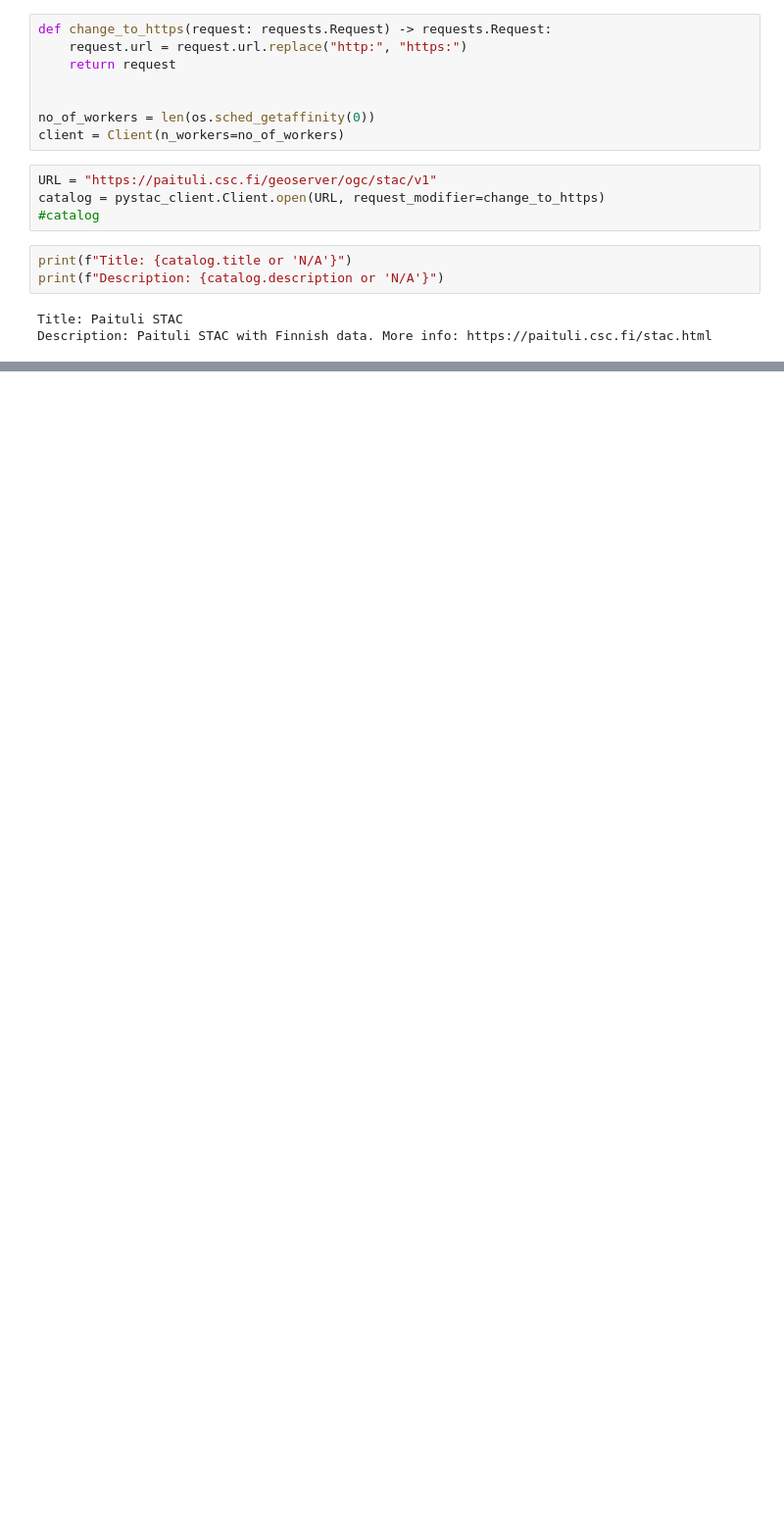
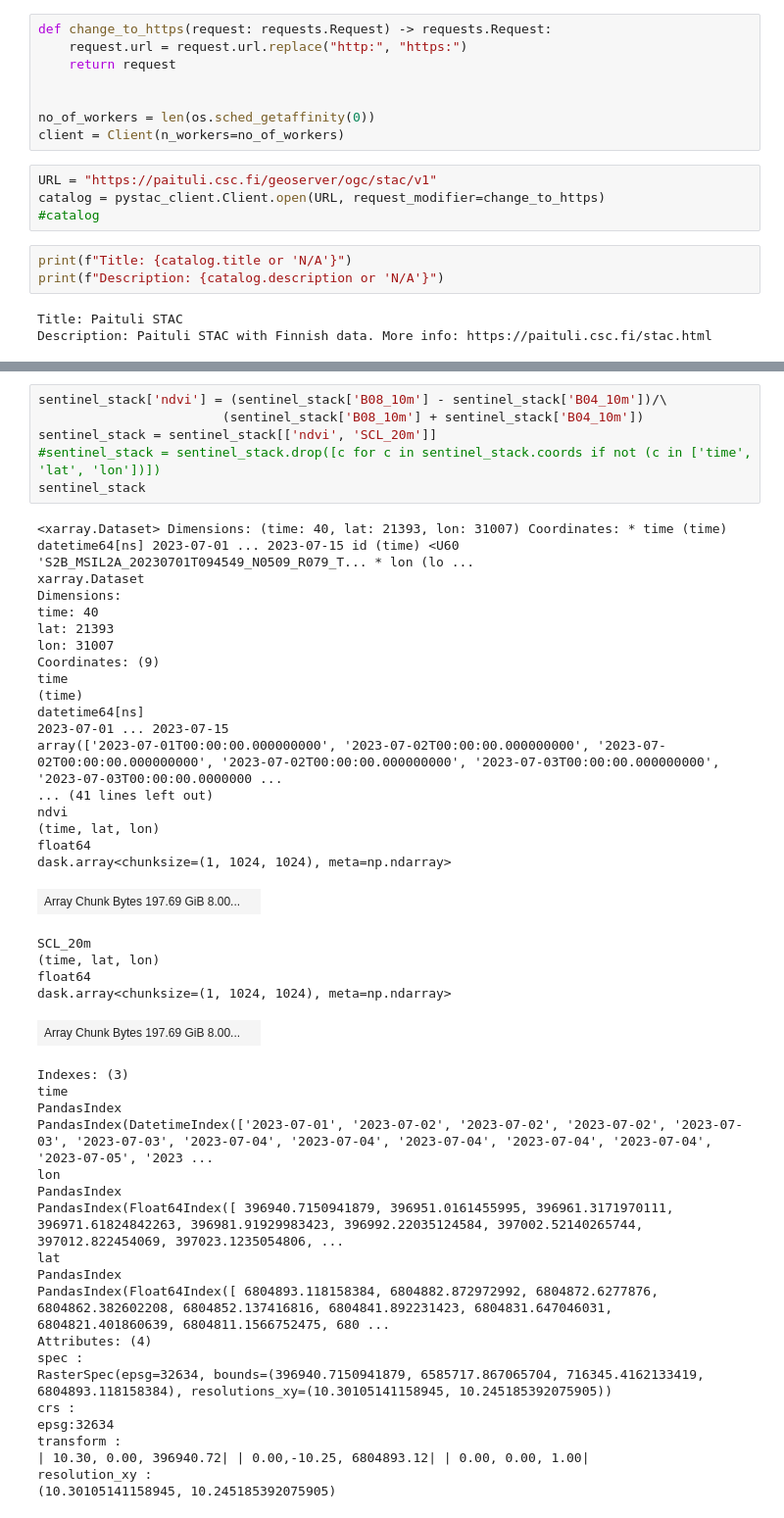
Before and after one commit to myliheik/agriNDVI, a Jupyter notebook: notebooks/testing-NDVI-STAC.ipynb, the cells around one changed output, grey strips where cells are left out. Shown at 98% size. Drawn from its saved outputs; the diff is of its cells as text; blank space fills up the shorter version.

```diff
--- a/notebooks/testing-NDVI-STAC.ipynb
+++ b/notebooks/testing-NDVI-STAC.ipynb
@@ -71,0 +203,49 @@ Wall time: 356 ms
+# %%
+sentinel_stack['ndvi'] = (sentinel_stack['B08_10m'] - sentinel_stack['B04_10m'])/\
+                        (sentinel_stack['B08_10m'] + sentinel_stack['B04_10m'])
+sentinel_stack = sentinel_stack[['ndvi', 'SCL_20m']]
+#sentinel_stack = sentinel_stack.drop([c for c in sentinel_stack.coords if not (c in ['time', 'lat', 'lon'])])
+sentinel_stack
+# %% [output]
+<xarray.Dataset> Dimensions: (time: 40, lat: 21393, lon: 31007) Coordinates: * time (time) datetime64[ns] 2023-07-01 ... 2023-07-15 id (time) <U60 'S2B_MSIL2A_20230701T094549_N0509_R079_T... * lon (lo ...
+xarray.Dataset
+Dimensions:
+time: 40
+lat: 21393
+lon: 31007
+Coordinates: (9)
+time
+(time)
+datetime64[ns]
+2023-07-01 ... 2023-07-15
+array(['2023-07-01T00:00:00.000000000', '2023-07-02T00:00:00.000000000', '2023-07-02T00:00:00.000000000', '2023-07-02T00:00:00.000000000', '2023-07-03T00:00:00.000000000', '2023-07-03T00:00:00.0000000 ...
+... (41 lines left out)
+ndvi
+(time, lat, lon)
+float64
+dask.array<chunksize=(1, 1024, 1024), meta=np.ndarray>
+| Array Chunk Bytes 197.69 GiB 8.00... |  |
+SCL_20m
+(time, lat, lon)
+float64
+dask.array<chunksize=(1, 1024, 1024), meta=np.ndarray>
+| Array Chunk Bytes 197.69 GiB 8.00... |  |
+Indexes: (3)
+time
+PandasIndex
+PandasIndex(DatetimeIndex(['2023-07-01', '2023-07-02', '2023-07-02', '2023-07-02', '2023-07-03', '2023-07-03', '2023-07-04', '2023-07-04', '2023-07-04', '2023-07-04', '2023-07-04', '2023-07-05', '2023 ...
+lon
+PandasIndex
+PandasIndex(Float64Index([ 396940.7150941879, 396951.0161455995, 396961.3171970111, 396971.61824842263, 396981.91929983423, 396992.22035124584, 397002.52140265744, 397012.822454069, 397023.1235054806, ...
+lat
+PandasIndex
+PandasIndex(Float64Index([ 6804893.118158384, 6804882.872972992, 6804872.6277876, 6804862.382602208, 6804852.137416816, 6804841.892231423, 6804831.647046031, 6804821.401860639, 6804811.1566752475, 680 ...
+Attributes: (4)
+spec :
+RasterSpec(epsg=32634, bounds=(396940.7150941879, 6585717.867065704, 716345.4162133419, 6804893.118158384), resolutions_xy=(10.30105141158945, 10.245185392075905))
+crs :
+epsg:32634
+transform :
+| 10.30, 0.00, 396940.72| | 0.00,-10.25, 6804893.12| | 0.00, 0.00, 1.00|
+resolution_xy :
+(10.30105141158945, 10.245185392075905)
```
Also changed, not shown: parts of 25 cells of this notebook.
